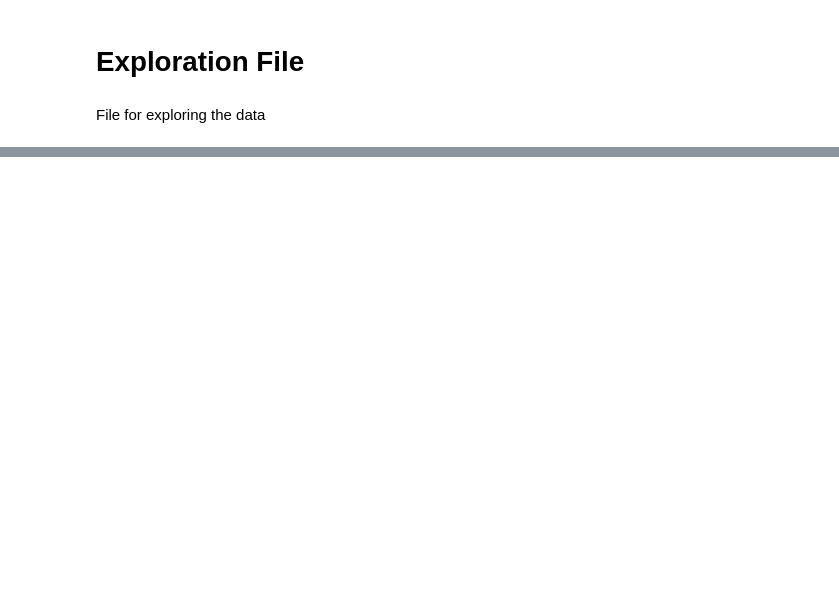
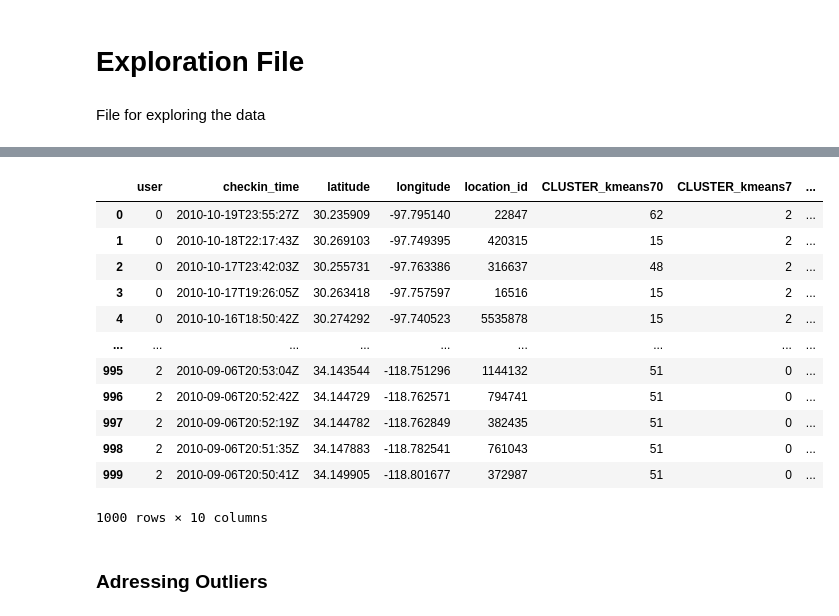
Before and after one commit to mjorrico/spatial-data-visualizer, a Jupyter notebook: exploration.ipynb, the cells around one changed output, grey strips where cells are left out. Saved outputs shown, nothing was run; the diff lists cells and outputs as text; code cells hidden in the pictures; blank space fills up the shorter version.

Commit message:
new code with mapping and clustering and grouping

```diff
--- a/exploration.ipynb
+++ b/exploration.ipynb
@@ -26,0 +121,7 @@ df.head(10)
+# %%
+X=np.array(df_small[['longitude','latitude']],dtype='float64')
+k=7
+model = KMeans(n_clusters=k,random_state=17).fit(X)
+class_predictions=model.predict(X)
+df_small[f'CLUSTER_kmeans{k}'] = class_predictions
+df_small.head()
@@ -26,0 +191,6 @@ df.head(10)
+# %%
+dummy = np.array([-1, -1, -1, 2, 3, 4, 5])
+new = np.array([(counter+2)*x if x==-1 else x for counter, x in enumerate(dummy)])
+model = DBSCAN(eps=0.01,min_samples=5).fit(X)
+class_predictions= model.labels_
+df_small['CLUSTER_DBSCAN'] = class_predictions
@@ -26,0 +222,5 @@ df.head(10)
+# %%
+model=hdbscan.HDBSCAN(min_cluster_size=5, min_samples=2,
+                      cluster_selection_epsilon=0.01)
+class_predictions=model.fit_predict(X)
+df_small['CLUSTER_HDBSCAN'] = class_predictions
@@ -26,0 +247,18 @@ df.head(10)
+# %%
+df_small
+# %% [output]
+|  | user | checkin_time | latitude | longitude | location_id | CLUSTER_kmeans70 | CLUSTER_kmeans7 | ... |
+| 0 | 0 | 2010-10-19T23:55:27Z | 30.235909 | -97.795140 | 22847 | 62 | 2 | ... |
+| 1 | 0 | 2010-10-18T22:17:43Z | 30.269103 | -97.749395 | 420315 | 15 | 2 | ... |
+| 2 | 0 | 2010-10-17T23:42:03Z | 30.255731 | -97.763386 | 316637 | 48 | 2 | ... |
+| 3 | 0 | 2010-10-17T19:26:05Z | 30.263418 | -97.757597 | 16516 | 15 | 2 | ... |
+| 4 | 0 | 2010-10-16T18:50:42Z | 30.274292 | -97.740523 | 5535878 | 15 | 2 | ... |
+| ... | ... | ... | ... | ... | ... | ... | ... | ... |
+| 995 | 2 | 2010-09-06T20:53:04Z | 34.143544 | -118.751296 | 1144132 | 51 | 0 | ... |
+| 996 | 2 | 2010-09-06T20:52:42Z | 34.144729 | -118.762571 | 794741 | 51 | 0 | ... |
+| 997 | 2 | 2010-09-06T20:52:19Z | 34.144782 | -118.762849 | 382435 | 51 | 0 | ... |
+| 998 | 2 | 2010-09-06T20:51:35Z | 34.147883 | -118.782541 | 761043 | 51 | 0 | ... |
+| 999 | 2 | 2010-09-06T20:50:41Z | 34.149905 | -118.801677 | 372987 | 51 | 0 | ... |
+1000 rows × 10 columns
+# %% [markdown]
+### Adressing Outliers
```
Also changed, not shown: parts of 43 cells of this notebook.
